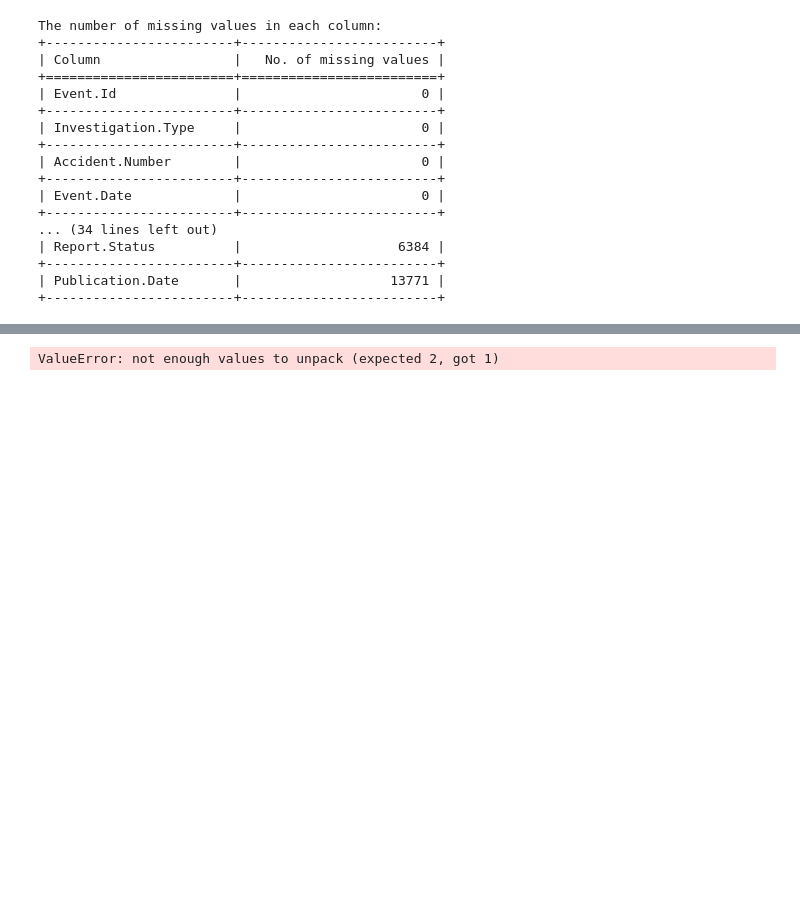
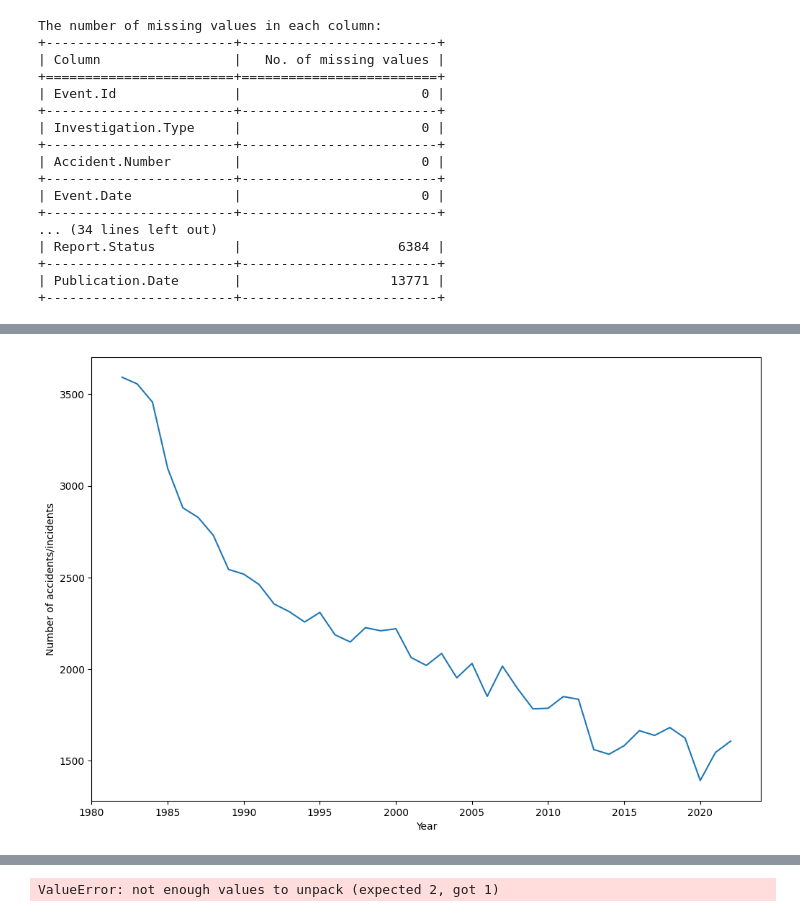
Before and after one commit to infoshareacademy/jdszr14-DeepDiveData, a Jupyter notebook: ML_project/czy_leci_z_nami_pilot.ipynb, the cells around one changed output, grey strips where cells are left out. Cells and saved outputs as stored; diff of their text form; code cells hidden in the pictures; blank space fills up the shorter version.

```diff
--- a/ML_project/czy_leci_z_nami_pilot.ipynb
+++ b/ML_project/czy_leci_z_nami_pilot.ipynb
@@ -237 +247,9 @@ dropped_col_df.head(5)
+# %%
+plt.figure(figsize=(12,8))
+plt.plot(accidents_by_year_1982.index, accidents_by_year_1982.values)
+plt.xlabel("Year")
+plt.ylabel("Number of accidents/incidents")
+plt.show()
+# %% [output]
+[figure, added]
 # %%
```
Also changed, not shown: parts of 33 cells of this notebook, 3 other files.
